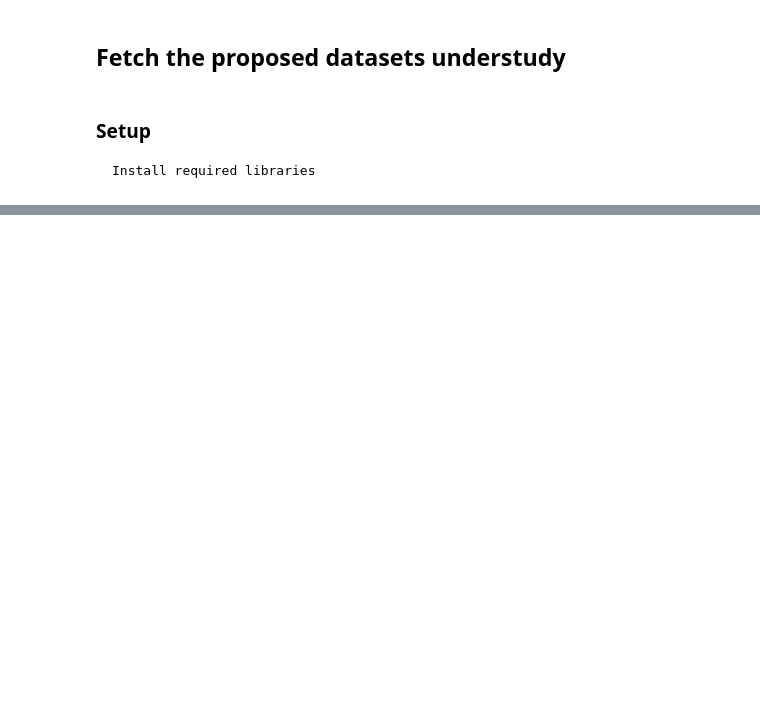
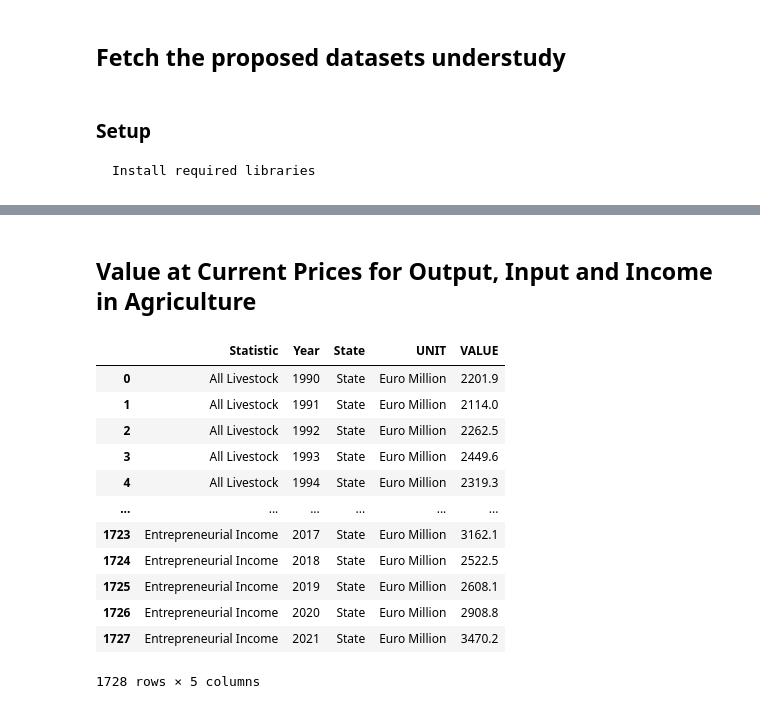
Before and after one commit to TahirAwwad/agriculture-data-analytics, a Jupyter notebook: notebooks/notebook-1-02-data-collection-api.ipynb, the cells around one changed output, grey strips where cells are left out. Drawn from its saved outputs; the diff is of its cells as text; code cells hidden in the pictures; blank space fills up the shorter version.

```diff
--- a/notebooks/notebook-1-02-data-collection-api.ipynb
+++ b/notebooks/notebook-1-02-data-collection-api.ipynb
@@ -79,0 +318,33 @@ price_idx_products_annual2010_dataframe.query("geotime=='IE'")
+# %% [markdown]
+## Value at Current Prices for Output, Input and Income in Agriculture
+# %%
+
+# Note of where the URL comes from: https://data.cso.ie/table/AEA01
+
+data_csv_url = "https://ws.cso.ie/public/api.jsonrpc?data=%7B%22jsonrpc%22:%222.0%22,%22method%22:%22PxStat.Data.Cube_API.ReadDataset%22,%22params%22:%7B%22class%22:%22query%22,%22id%22:%5B%5D,%22dimension%22:%7B%7D,%22extension%22:%7B%22pivot%22:null,%22codes%22:false,%22language%22:%7B%22code%22:%22en%22%7D,%22format%22:%7B%22type%22:%22CSV%22,%22version%22:%221.0%22%7D,%22matrix%22:%22AEA01%22%7D,%22version%22:%222.0%22%7D%7D"
+
+response_json_rpc = requests.get(data_csv_url).json()
+
+prc_9021df = pandas.read_csv(io.StringIO(response_json_rpc["result"]), sep=",")
+
+#for key, value in prc_idx_1420_df.iloc[0:,0:-1].iteritems():
+#    print(key, value.unique())
+#    print("\n")
+
+#print(prc_idx_0517_df.head())
+
+prc_9021df
+# %% [output]
+|  | Statistic | Year | State | UNIT | VALUE |
+| 0 | All Livestock | 1990 | State | Euro Million | 2201.9 |
+| 1 | All Livestock | 1991 | State | Euro Million | 2114.0 |
+| 2 | All Livestock | 1992 | State | Euro Million | 2262.5 |
+| 3 | All Livestock | 1993 | State | Euro Million | 2449.6 |
+| 4 | All Livestock | 1994 | State | Euro Million | 2319.3 |
+| ... | ... | ... | ... | ... | ... |
+| 1723 | Entrepreneurial Income | 2017 | State | Euro Million | 3162.1 |
+| 1724 | Entrepreneurial Income | 2018 | State | Euro Million | 2522.5 |
+| 1725 | Entrepreneurial Income | 2019 | State | Euro Million | 2608.1 |
+| 1726 | Entrepreneurial Income | 2020 | State | Euro Million | 2908.8 |
+| 1727 | Entrepreneurial Income | 2021 | State | Euro Million | 3470.2 |
+1728 rows × 5 columns
```
Also changed, not shown: parts of 20 cells of this notebook, 1 other file.
